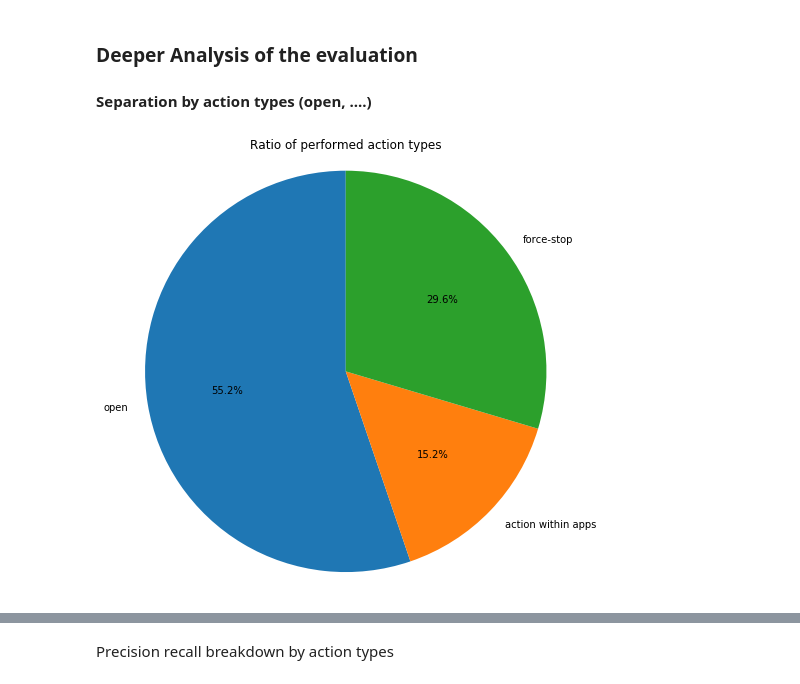
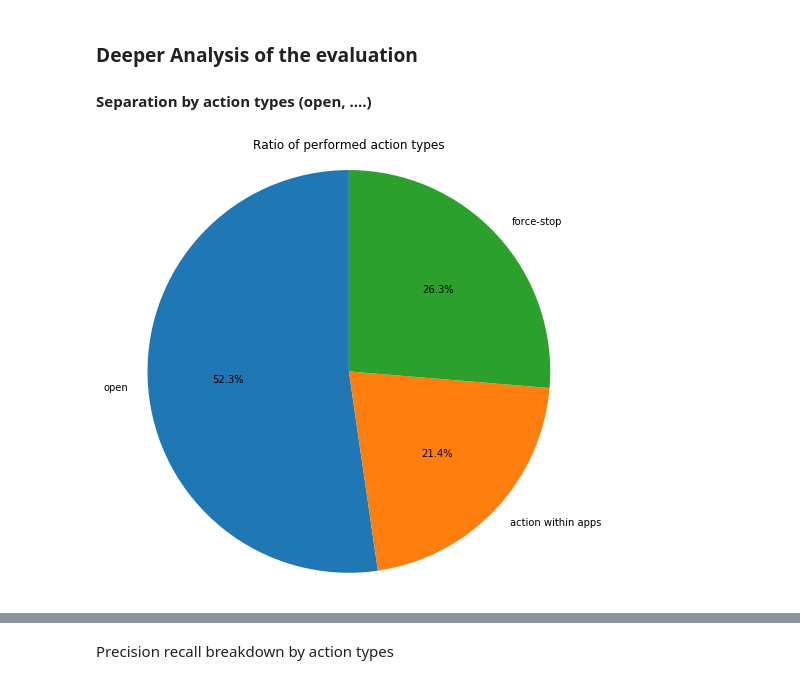
Before and after one commit to alex35469/Traffic-Analysis-on-wearables, a Jupyter notebook: Classification/Longrun identification.ipynb, the cells around one changed output, grey strips where cells are left out. Saved outputs shown, nothing was run; the diff lists cells and outputs as text; code cells hidden in the pictures.

```diff
--- a/Classification/Longrun identification.ipynb
+++ b/Classification/Longrun identification.ipynb
@@ -684,0 +799,27 @@ def intersection_fname(files1, files2, print_missing=True):
+# %%
+
+# Compute Lower and Upper bound of the ground truth using checked ground truth.
+GROUND_TRUTH_PATH_FOR_BOUNDARIES = "./data/huawei/longrun/deterministic-15min-1/ground-truth/"
+CHECKED_GT_PATH_FOR_BOUNDARIES = "./data/huawei/longrun/deterministic-15min-1/checked-gt/"
+
+gt_path_content_for_boundaries = sorted(glob.glob(GROUND_TRUTH_PATH_FOR_BOUNDARIES + '*.log', recursive=True))
+checked_gt_path_content_for_boundaries = sorted(glob.glob(CHECKED_GT_PATH_FOR_BOUNDARIES + '*.log', recursive=True))
+
+# All checkeds that can be used must have their .log companion (in ground-truth)
+checked_files = intersection_fname(gt_path_content_for_boundaries, checked_gt_path_content_for_boundaries, print_missing=False)
+
+path_files_ground_truth_for_boundaries = [GROUND_TRUTH_PATH_FOR_BOUNDARIES + f + ".log" for f in checked_files]
+path_files_checked_for_boundaries = [CHECKED_GT_PATH_FOR_BOUNDARIES + f + ".log" for f in checked_files]
+
+content_ground_truth_for_boundaries = read_longrun_log_files(path_files_ground_truth_for_boundaries, all_actions)
+content_checked_for_boundaries = read_longrun_log_files(path_files_checked_for_boundaries, all_actions)
+
+recordings = record_diff_checked_gts(content_ground_truth_for_boundaries, content_checked_for_boundaries, all_actions)
+
+
+print("Discrepency between automate and manually checked gournd-truth for action launch time differece:\n")
+print("   mean_diff = {}\n   max_diff={}\n   min_diff={}\n".format(np.mean(recordings), np.max(recordings), np.min(recordings)))
+margin_timing_difference = 2
+upper = np.max(np.array(recordings)) + margin_timing_difference
+lower =  np.min(np.array(recordings)) - margin_timing_difference
+print(" adapting correct new bound with lower = {}, upper = {}".format(lower, upper))
@@ -685,18 +837,17 @@ def intersection_fname(files1, files2, print_missing=True):
 # %%
-DATA_PATH = "./data/huawei/longrun/deterministic-15min-1/"
-GROUND_TRUTH_PATH = "./data/huawei/longrun/deterministic-15min-1/ground-truth/"
-CHECKED_GT = "./data/huawei/longrun/deterministic-15min-1/checked-gt/"
+DATA_PATH = "./data/huawei/longrun/deterministic-20min-1/"
+GROUND_TRUTH_PATH = DATA_PATH + "ground-truth/"
 
 data_path_content = sorted(glob.glob(DATA_PATH + '*.csv', recursive=True))
 gt_path_content = sorted(glob.glob(GROUND_TRUTH_PATH + '*.log', recursive=True))
-checked_gt_path_content = sorted(glob.glob(CHECKED_GT + '*.log', recursive=True))
 
 
 # All data that can be used must have their .log companion (in ground-truth)
 ready_dataset = intersection_fname(data_path_content, gt_path_content)
-# All checkeds that can be used must have their .log companion (in ground-truth)
-checked_files = intersection_fname([f + ".log" for f in ready_dataset], checked_gt_path_content, print_missing=False)
 
-# All data that can be used to evaluate the model
 path_files_data = [DATA_PATH + f + ".csv" for f in ready_dataset]
 path_files_ground_truth = [GROUND_TRUTH_PATH + f + ".log" for f in ready_dataset]
+
+# Read ground_truth and make boundaries
+content_ground_truth = read_longrun_log_files(path_files_ground_truth, all_actions)
+content_ground_truth = make_bound_for_timing_in_action(content_ground_truth, lower, upper)
@@ -1249,28 +1271,28 @@ for m in all_missed_gt:
         action_m += 1
 # %%
 open_all, stop_all, action_all = (0,0,0)
-for f in bounded_gt:
-    for pred in bounded_gt[f]:
+for f in content_ground_truth:
+    for pred in content_ground_truth[f]:
         if 'open' in pred[2]:
             open_all += 1
         elif 'force-stop' in pred[2]:
             stop_all += 1
         else:
             action_all += 1
 
 # Plots
 labels = ['open', 'action within apps', 'force-stop']
 sizes = [open_all, action_all, stop_all]
 
 fig1, ax1 = plt.subplots(figsize=(8,8))
 ax1.pie(sizes, labels=labels, autopct='%1.1f%%', startangle=90)
 ax1.axis('equal')  # Equal aspect ratio ensures that pie is drawn as a circle.
 plt.title("Ratio of performed action types")
 plt.savefig("./plots/Ratio of performed action types".replace(" ", "_"))
 
 plt.show()
 # %% [output]
-[figure, old version]
+[figure, new version]
 # %%
 labels = ['TP (correct prediction)', 'FP (wrong prediction)', 'FN (missed action)']
 
```
Also changed, not shown: parts of 42 cells of this notebook.
